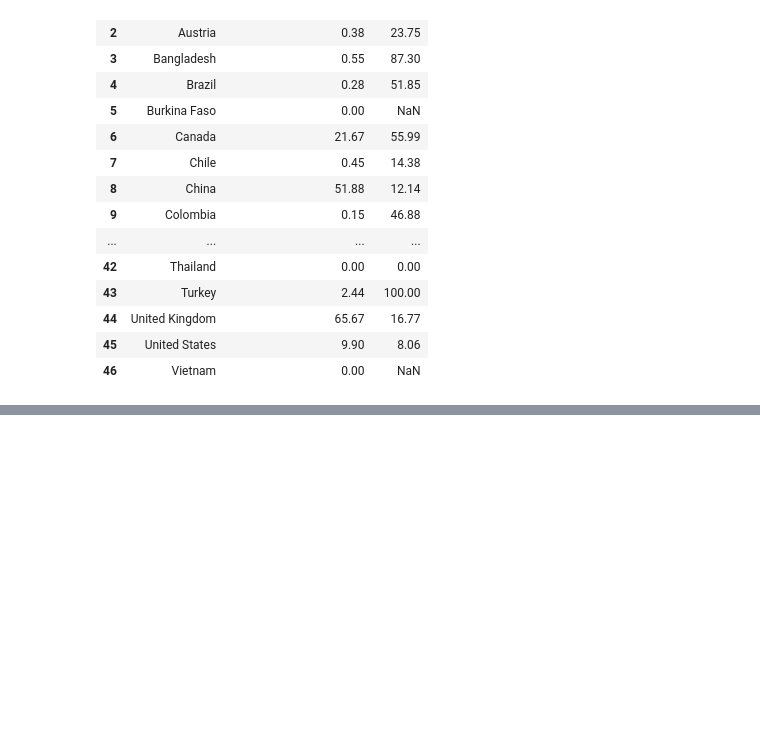
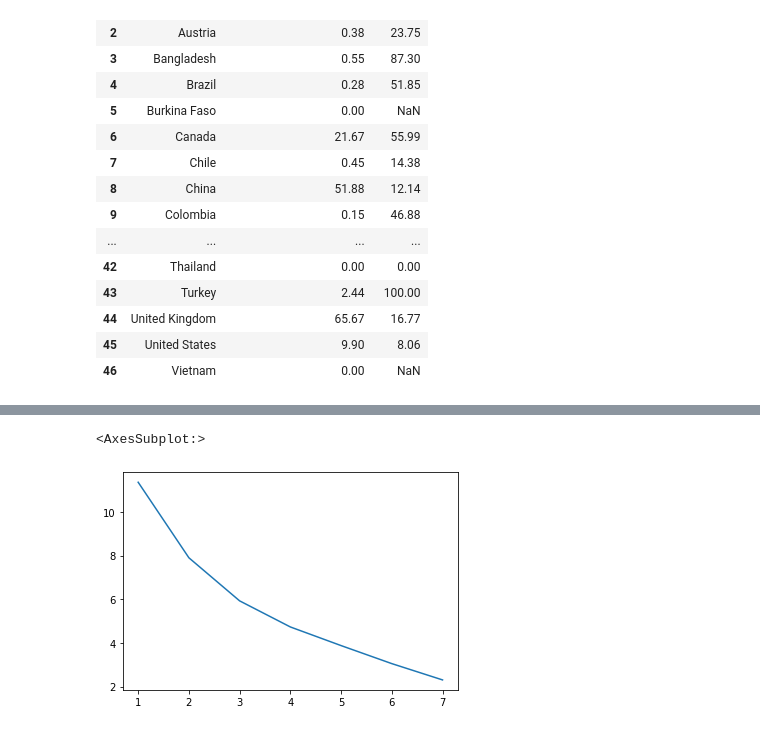
Before and after one commit to eimbloom/Test, a Jupyter notebook: Nearest.ipynb, the cells around one changed output, grey strips where cells are left out. Cells and saved outputs as stored; diff of their text form; code cells hidden in the pictures; blank space fills up the shorter version.

```diff
--- a/Nearest.ipynb
+++ b/Nearest.ipynb
@@ -811,0 +1638,17 @@ GROxcols
+# %%
+from sklearn.datasets import make_blobs
+#outliers
+inertia_values = []
+r = pd.RangeIndex(1, 8)
+for n_clusters in r:
+    kmeans = KMeans(n_clusters=n_clusters).fit(GROxscaled)
+    inertia_values.append(kmeans.inertia_)
+
+inertia = pd.Series(inertia_values, name="inertia", index=r)
+inertia.plot()
+#elbows around 3, use that many clusters
+#evaluating the quality of clusters
+#lower number is better fit - 3, 4, 7?
+# %% [output]
+<AxesSubplot:>
+[figure, added]
```
Also changed, not shown: parts of 115 cells of this notebook.
